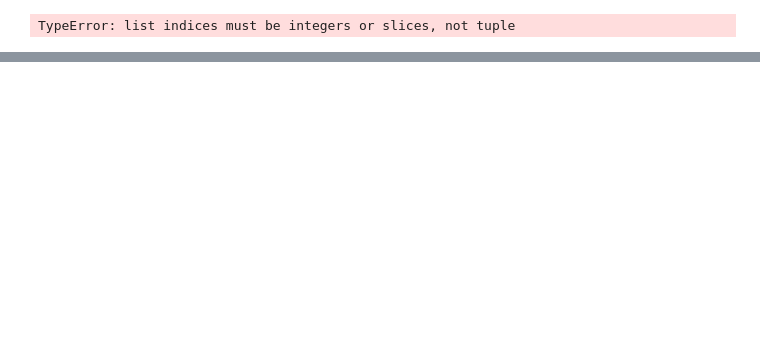
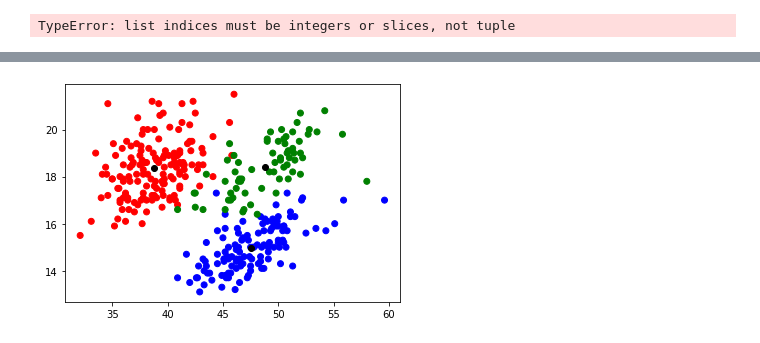
Before and after one commit to ilia10000/LO-Shot, a Jupyter notebook: soft-knn/soft_knn_vis.ipynb, the cells around one changed output, grey strips where cells are left out. Drawn from its saved outputs; the diff is of its cells as text; code cells hidden in the pictures; blank space fills up the shorter version.

```diff
--- a/soft-knn/soft_knn_vis.ipynb
+++ b/soft-knn/soft_knn_vis.ipynb
@@ -1158,0 +1241,23 @@ print(penguins)
+# %%
+import palmerpenguins as pp
+import matplotlib.pyplot as plt
+from sklearn import neighbors, datasets
+p=pp.load_penguins()
+colors_dict = {}
+for s,color in zip(list(set(p.species)),["red","blue","green"]):
+    colors_dict[s]=color
+adelie=penguins[penguins.species=="Adelie"]
+adelie_cent=np.mean(adelie)
+chin=penguins[penguins.species=="Chinstrap"]
+chin_cent=np.mean(chin)
+gentoo=penguins[penguins.species=="Gentoo"]
+gentoo_cent=np.mean(gentoo)
+
+plt.scatter(p.bill_length_mm, p.bill_depth_mm, c=[colors_dict[s] for s in p.species])
+plt.scatter(adelie_cent.bill_length_mm, adelie_cent.bill_depth_mm, c="black")
+plt.scatter(chin_cent.bill_length_mm, chin_cent.bill_depth_mm, c="black")
+plt.scatter(gentoo_cent.bill_length_mm, gentoo_cent.bill_depth_mm, c="black")
+
+plt.show()
+# %% [output]
+[figure, added]
```
Also changed, not shown: parts of 11 cells of this notebook, 1 other file.
